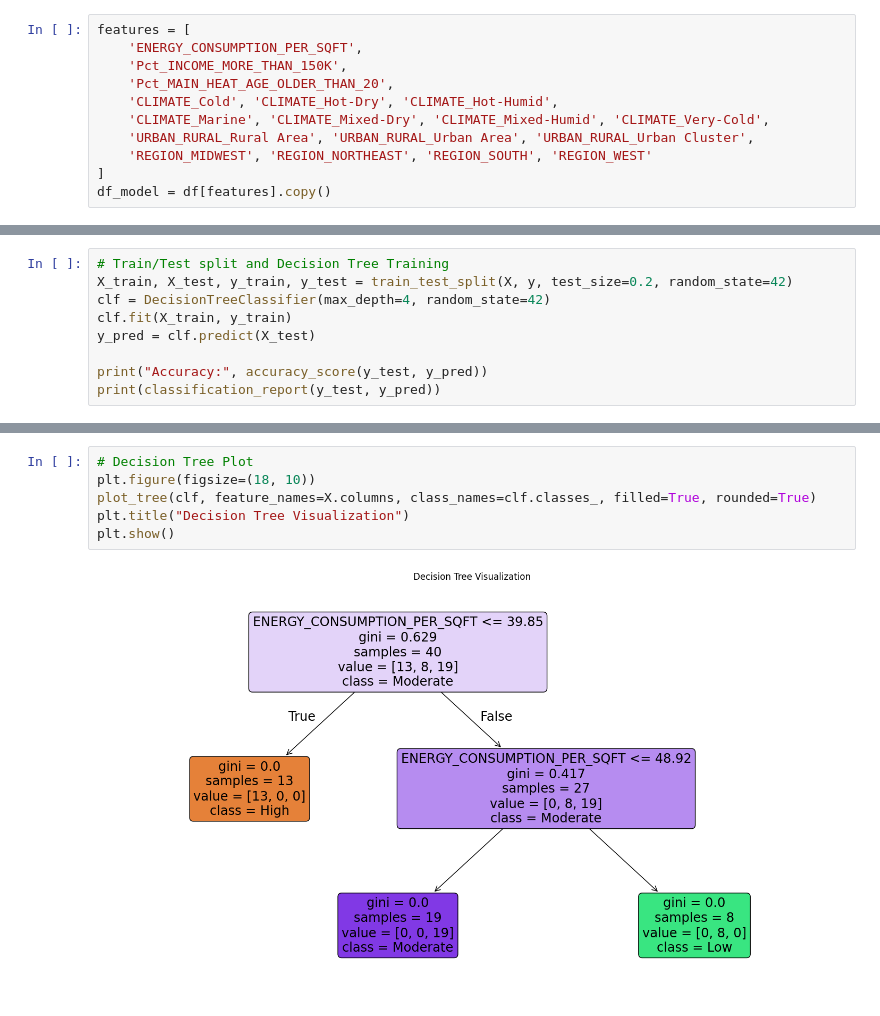
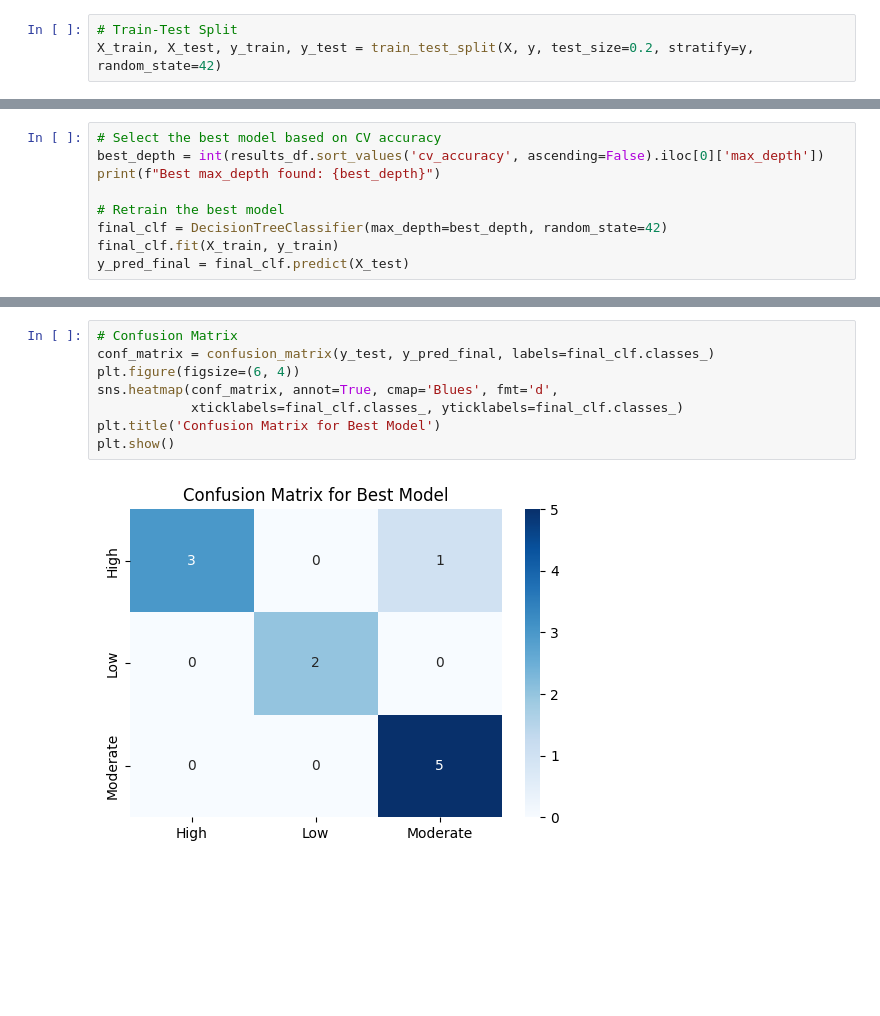
Before and after one commit to AshleshaSingh/CPSC6185-Final-Project, a Jupyter notebook: notebooks/decision_tree_classifier.ipynb, the cells around one changed output, grey strips where cells are left out. Saved outputs shown, nothing was run; the diff lists cells and outputs as text; blank space fills up the shorter version.

```diff
--- a/notebooks/decision_tree_classifier.ipynb
+++ b/notebooks/decision_tree_classifier.ipynb
@@ -11,12 +37,4 @@ df = pd.read_csv("C:/Users/Swati/Gitproject/CPSC6185-Final-Project/data/processe
 # %%
-features = [
-    'ENERGY_CONSUMPTION_PER_SQFT',
-    'Pct_INCOME_MORE_THAN_150K',
-    'Pct_MAIN_HEAT_AGE_OLDER_THAN_20',
-    'CLIMATE_Cold', 'CLIMATE_Hot-Dry', 'CLIMATE_Hot-Humid',
-    'CLIMATE_Marine', 'CLIMATE_Mixed-Dry', 'CLIMATE_Mixed-Humid', 'CLIMATE_Very-Cold',
-    'URBAN_RURAL_Rural Area', 'URBAN_RURAL_Urban Area', 'URBAN_RURAL_Urban Cluster',
-    'REGION_MIDWEST', 'REGION_NORTHEAST', 'REGION_SOUTH', 'REGION_WEST'
-]
-df_model = df[features].copy()
+# Train-Test Split
+X_train, X_test, y_train, y_test = train_test_split(X, y, test_size=0.2, stratify=y, random_state=42)
 # %%
@@ -35,10 +67,10 @@ y = df_model['Efficiency_Class']
 # %%
-# Train/Test split and Decision Tree Training
-X_train, X_test, y_train, y_test = train_test_split(X, y, test_size=0.2, random_state=42)
-clf = DecisionTreeClassifier(max_depth=4, random_state=42)
-clf.fit(X_train, y_train)
-y_pred = clf.predict(X_test)
+# Select the best model based on CV accuracy
+best_depth = int(results_df.sort_values('cv_accuracy', ascending=False).iloc[0]['max_depth'])
+print(f"Best max_depth found: {best_depth}")
 
-print("Accuracy:", accuracy_score(y_test, y_pred))
-print(classification_report(y_test, y_pred))
+# Retrain the best model
+final_clf = DecisionTreeClassifier(max_depth=best_depth, random_state=42)
+final_clf.fit(X_train, y_train)
+y_pred_final = final_clf.predict(X_test)
 # %% [output]
@@ -65,9 +98,11 @@ plt.show()
 # %%
-# Decision Tree Plot
-plt.figure(figsize=(18, 10))
-plot_tree(clf, feature_names=X.columns, class_names=clf.classes_, filled=True, rounded=True)
-plt.title("Decision Tree Visualization")
+# Confusion Matrix
+conf_matrix = confusion_matrix(y_test, y_pred_final, labels=final_clf.classes_)
+plt.figure(figsize=(6, 4))
+sns.heatmap(conf_matrix, annot=True, cmap='Blues', fmt='d',
+            xticklabels=final_clf.classes_, yticklabels=final_clf.classes_)
+plt.title('Confusion Matrix for Best Model')
 plt.show()
 # %% [output]
-[figure, old version]
+[figure, new version]
 # %%
```
Also changed, not shown: parts of 8 cells of this notebook.
